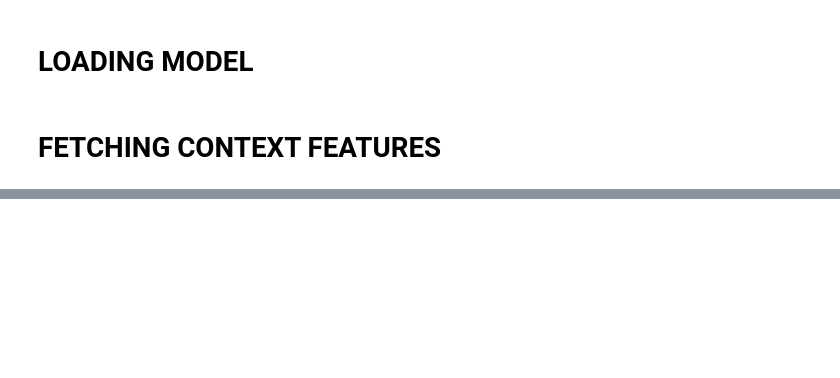
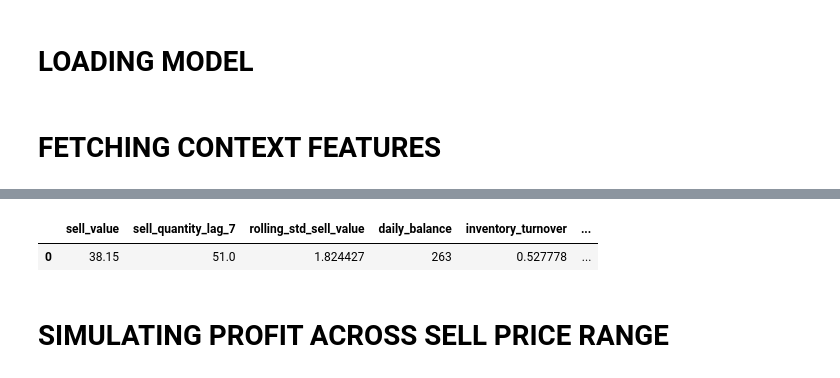
Before and after one commit to fabiogaldinho/Dynamic-Pricing, a Jupyter notebook: notebooks/04_Dynamic_Pricing.ipynb, the cells around one changed output, grey strips where cells are left out. Cells and saved outputs as stored; diff of their text form; code cells hidden in the pictures; blank space fills up the shorter version.

```diff
--- a/notebooks/04_Dynamic_Pricing.ipynb
+++ b/notebooks/04_Dynamic_Pricing.ipynb
@@ -53,2 +91,2 @@ model = joblib.load("../models/model_v2.pkl")
 # %%
-date = '2025-05-21'
+purchase_date = datetime(2025, 5, 21)
@@ -54,0 +202,36 @@ date = '2025-05-21'
+# %%
+def inventory_data(purchase_date, sell_df, buy_df):
+    inventory_df = pd.read_csv("../data/sql_exports/inventory_records.csv")
+    inventory_df['date_inventory'] = pd.to_datetime(inventory_df['date_inventory']).dt.normalize()
+    inventory_df = inventory_df.rename(columns = {'inventory': 'stock_count'})
+
+    inventory_df.loc[0, 'date_inventory'] = '2024-01-01'
+    i = pd.DataFrame([[purchase_date + timedelta(days = 1), 0]], columns = ['date_inventory', 'stock_count'])
+    inventory_df = pd.concat([inventory_df, i], ignore_index = True)
+
+    inventory_df['date_inventory'] = pd.to_datetime(inventory_df['date_inventory'])
+    inventory_df = inventory_df.set_index('date_inventory')
+    inventory_df = inventory_df.asfreq('D', fill_value = 0)
+
+    inventory_df = inventory_df.rename_axis('date').reset_index()
+
+    initial_inv = inventory_df.loc[0, 'stock_count']
+
+    inventory_df = inventory_df.merge(sell_df[['date', 'sell_quantity']], on = 'date', how = 'left').fillna(0)
+    inventory_df = inventory_df.merge(buy_df[['date', 'buy_quantity']], on = 'date', how = 'left').fillna(0)
+
+    inventory_df['daily_balance'] = inventory_df['buy_quantity'] - inventory_df['sell_quantity']
+    inventory_df.loc[0, 'inventory'] = initial_inv
+
+    for i in range(1, len(inventory_df)):
+        if (inventory_df.loc[i, 'stock_count'] == 0):
+            inventory_df.loc[i, 'inventory'] = inventory_df.loc[i-1, 'inventory'] + inventory_df.loc[i, 'daily_balance']
+        else:
+            inventory_df.loc[i, 'inv_correction'] = inventory_df.loc[i-1, 'inventory'] + inventory_df.loc[i, 'daily_balance'] - inventory_df.loc[i, 'stock_count']
+            inventory_df.loc[i, 'inventory'] = inventory_df.loc[i, 'stock_count']
+
+    inventory_df['inv_correction'] = inventory_df['inv_correction'].fillna(0)
+
+    inventory_df = inventory_df.drop(columns = {'stock_count', 'sell_quantity', 'buy_quantity', 'inv_correction'}, axis = 1)
+
+    return inventory_df
@@ -54,0 +309,8 @@ date = '2025-05-21'
+# %%
+context = generate_context_features(purchase_date)
+context
+# %% [output]
+|  | sell_value | sell_quantity_lag_7 | rolling_std_sell_value | daily_balance | inventory_turnover | ... |
+| 0 | 38.15 | 51.0 | 1.824427 | 263 | 0.527778 | ... |
+# %% [markdown]
+# **SIMULATING PROFIT ACROSS SELL PRICE RANGE**
```
Also changed, not shown: parts of 19 cells of this notebook, 11 other files.
